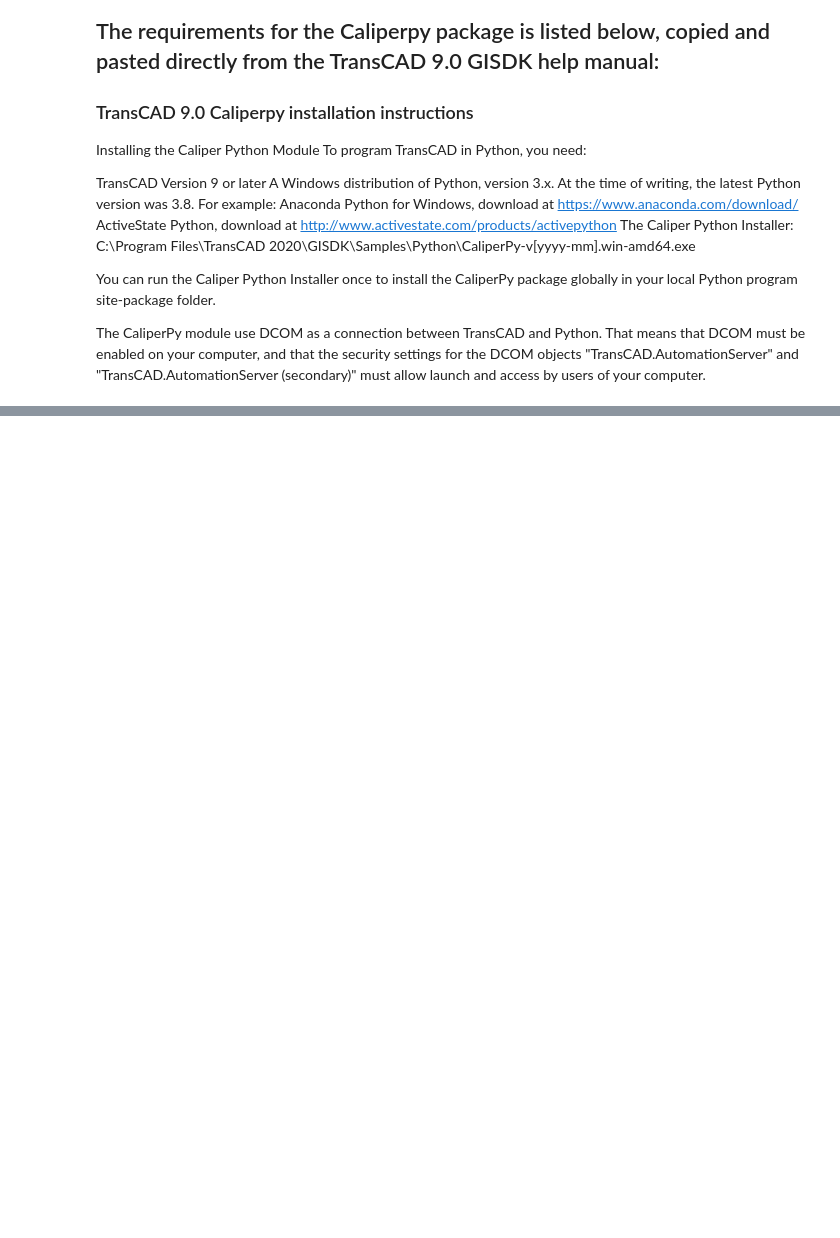
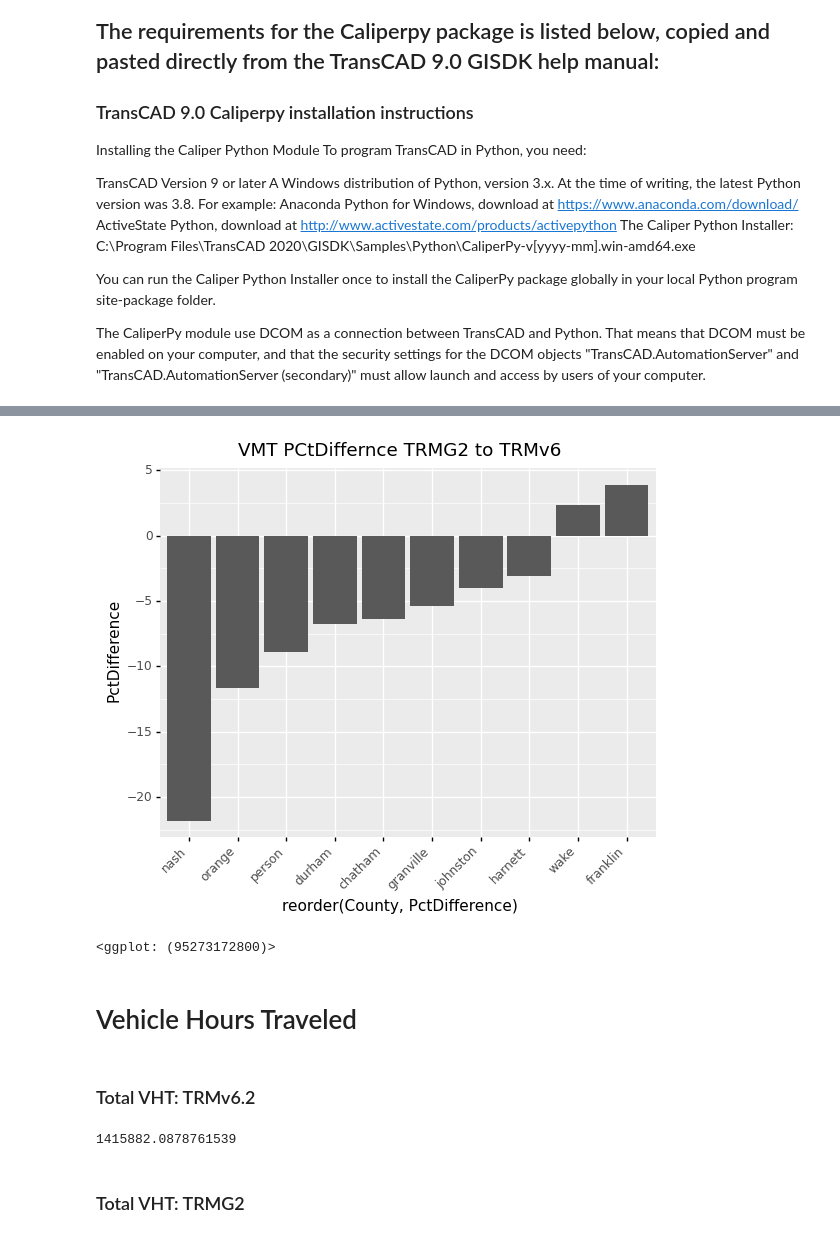
Before and after one commit to JFord-DCHCMPO/TRMG2_Analyses, a Jupyter notebook: TRMG2_Analyses.ipynb, the cells around one changed output, grey strips where cells are left out. Saved outputs shown, nothing was run; the diff lists cells and outputs as text; code cells hidden in the pictures; blank space fills up the shorter version.

Commit message:
add county diff

```diff
--- a/TRMG2_Analyses.ipynb
+++ b/TRMG2_Analyses.ipynb
@@ -266,0 +34,3 @@ hwy_2016_v6.describe()
+# %%
+
+dk = caliperpy.TransCAD.connect()
@@ -266,0 +43,18 @@ hwy_2016_v6.describe()
+# %%
+path = "c:/Users/JacobFo/TRMG2_v0.1/scenarios/base_2016/output/networks/"
+inpFname =  os.path.join(path, "scenario_links.bin")
+hwy_2016_g2 = dk.GetDataFrameFromBin(inpFname)
+
+
+
+path = "c:/Users/JacobFo/OneDrive - City of Durham/Full Model Runs/Original TRMv6.2_2016 - Copy/"
+inpFname =  os.path.join(path, "Input/Highway/Highway_Line.bin")
+hwy_2016_v6 = dk.GetDataFrameFromBin(inpFname)
+
+replace_nas = hwy_2016_v6
+
+replace_nas.fillna(value = 0,inplace = True)
+
+replace_nas['TotVMT'] = replace_nas['ABAMVMT']+replace_nas['ABMDVMT']+replace_nas['ABNTVMT']+replace_nas['ABPMVMT']+replace_nas['BAAMVMT']+replace_nas['BAMDVMT']+replace_nas['BANTVMT']+replace_nas['BAPMVMT']
+
+replace_nas['TotVHT'] = replace_nas['ABAMVHT']+replace_nas['ABMDVHT']+replace_nas['ABNTVHT']+replace_nas['ABPMVHT']+replace_nas['BAAMVHT']+replace_nas['BAMDVHT']+replace_nas['BANTVHT']+replace_nas['BAPMVHT']
@@ -266,0 +165,23 @@ hwy_2016_v6.describe()
+# %%
+(
+county_comparison
+    >>arrange(-_.PctDifference)
+    >>filter(_.County !="alamance")
+    >>filter(_.County !="external")
+    >>ggplot(aes('reorder(County, PctDifference)', "PctDifference"))+geom_col()+ theme(axis_text_x = element_text(angle = 45 , hjust=1)) +ggtitle("VMT PCtDiffernce TRMG2 to TRMv6")
+
+)
+# %% [output]
+[figure, added]
+<ggplot: (95273172800)>
+# %% [markdown]
+# Vehicle Hours Traveled
+# %% [markdown]
+### Total VHT: TRMv6.2
+# %%
+vht_v6_total = replace_nas['TotVHT'].sum()
+vht_v6_total
+# %% [output]
+1415882.0878761539
+# %% [markdown]
+### Total VHT: TRMG2
```
Also changed, not shown: parts of 59 cells of this notebook.
